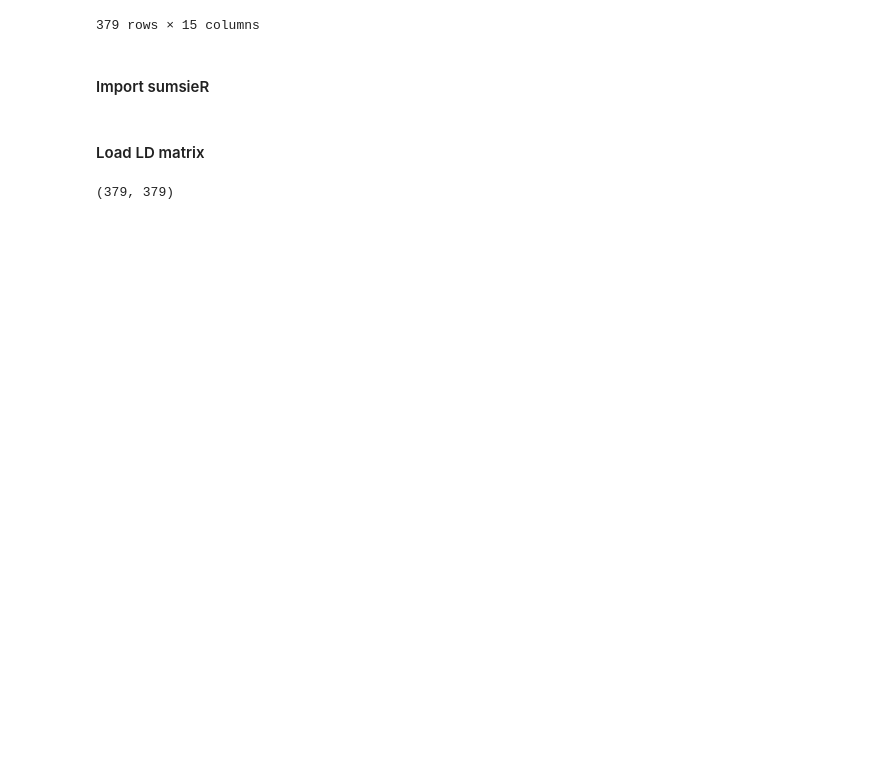
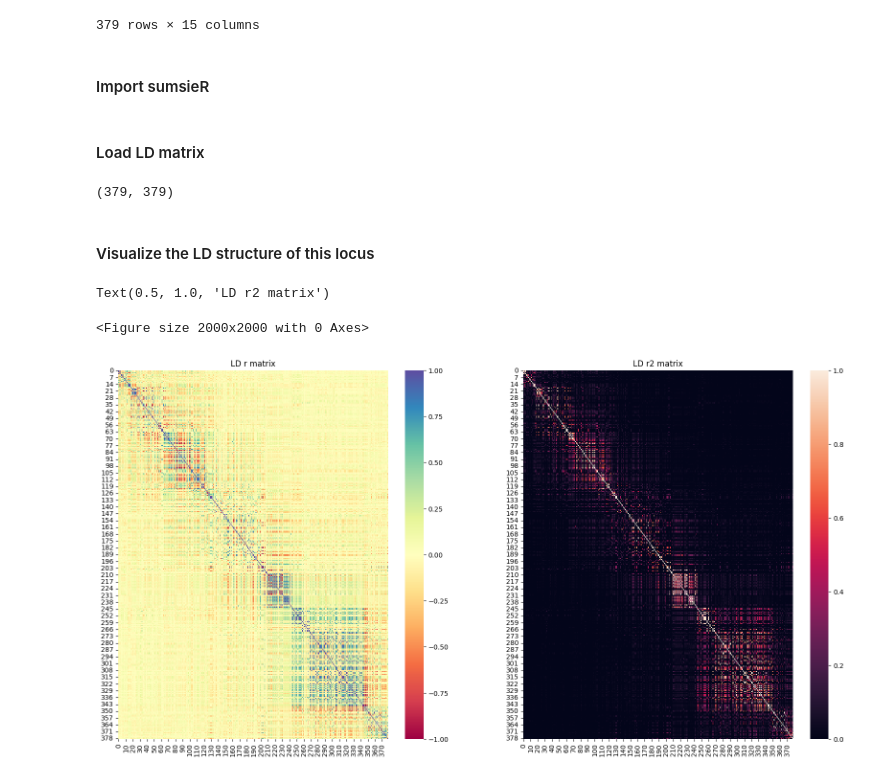
Before and after one commit to Ofgeha-Gelana/Gwas, a Jupyter notebook: try_anaconda.ipynb, the cells around one changed output. Drawn from its saved outputs; the diff is of its cells as text; code cells hidden in the pictures; blank space fills up the shorter version.

Commit message:
visualize ld

```diff
--- a/try_anaconda.ipynb
+++ b/try_anaconda.ipynb
@@ -287,3 +294,16 @@ R_df2 = ld2.values
 R_df2.shape
 # %% [output]
 (379, 379)
+# %% [markdown]
+#### Visualize the LD structure of this locus
+# %%
+plt.figure(figsize=(10,10),dpi=200)
+fig, ax = plt.subplots(ncols=2,figsize=(20,10))
+sns.heatmap(data=R_df,cmap="Spectral",ax=ax[0])
+sns.heatmap(data=R_df2,ax=ax[1])
+ax[0].set_title("LD r matrix")
+ax[1].set_title("LD r2 matrix")
+# %% [output]
+Text(0.5, 1.0, 'LD r2 matrix')
+<Figure size 2000x2000 with 0 Axes>
+[figure, added]
```
Also changed, not shown: parts of 8 cells of this notebook, 2 other files.
